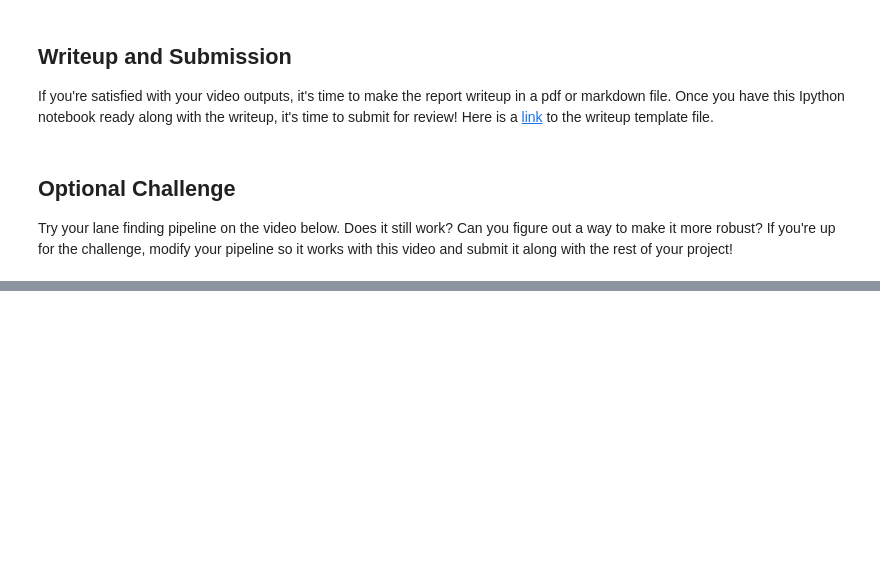
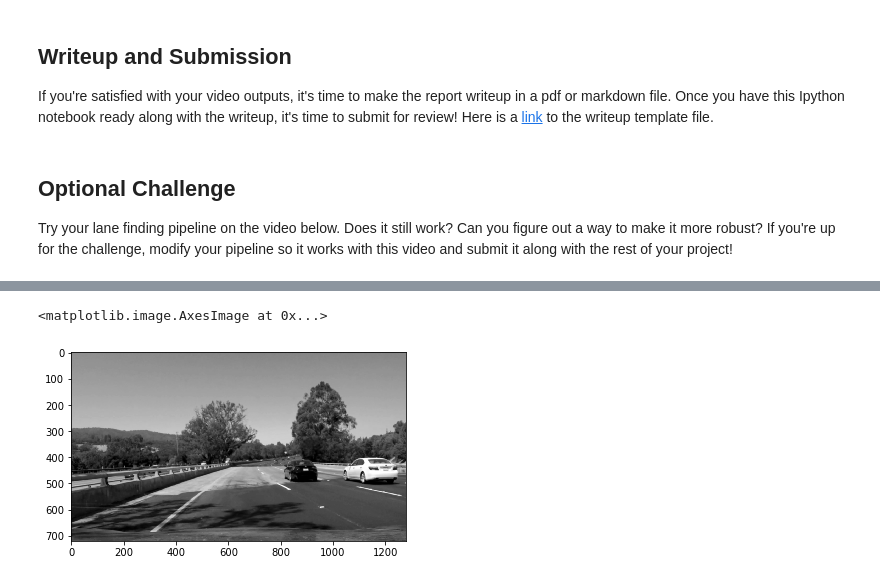
Before and after one commit to darrensill1304/FindingLaneLines, a Jupyter notebook: P1.ipynb, the cells around one changed output, grey strips where cells are left out. Cells and saved outputs as stored; diff of their text form; code cells hidden in the pictures; blank space fills up the shorter version.

```diff
--- a/P1.ipynb
+++ b/P1.ipynb
@@ -481,0 +486,8 @@ HTML("""
+# %%
+gray_frame = grayscale(frame)
+kernal_size = 5
+blur_gray = gaussian_blur(gray_frame, kernal_size)
+plt.imshow(blur_gray, cmap='gray')
+# %% [output]
+<matplotlib.image.AxesImage at 0x...>
+[figure, added]
```
Also changed, not shown: parts of 9 cells of this notebook, 5 other files.
